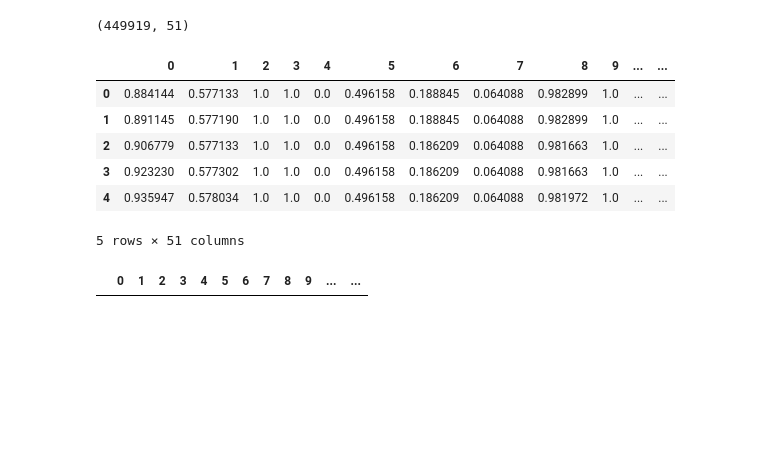
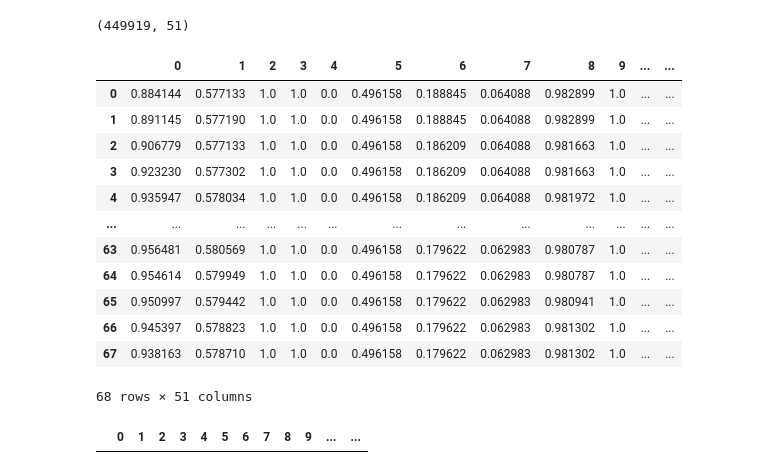
Before and after one commit to Colliquake/USAD, a Jupyter notebook: usad.ipynb, the cells around one changed output. Drawn from its saved outputs; the diff is of its cells as text; code cells hidden in the pictures; blank space fills up the shorter version.

```diff
--- a/usad.ipynb
+++ b/usad.ipynb
@@ -66,15 +66,21 @@ attack = attack.astype(float)
 scaled = minmax_scaler.transform(attack)
 attack = pd.DataFrame(scaled)
 # %%
-attack.head()
+attack.head(68)
 # %% [output]
 |  | 0 | 1 | 2 | 3 | 4 | 5 | 6 | 7 | 8 | 9 | ... | ... |
 | 0 | 0.884144 | 0.577133 | 1.0 | 1.0 | 0.0 | 0.496158 | 0.188845 | 0.064088 | 0.982899 | 1.0 | ... | ... |
 | 1 | 0.891145 | 0.577190 | 1.0 | 1.0 | 0.0 | 0.496158 | 0.188845 | 0.064088 | 0.982899 | 1.0 | ... | ... |
 | 2 | 0.906779 | 0.577133 | 1.0 | 1.0 | 0.0 | 0.496158 | 0.186209 | 0.064088 | 0.981663 | 1.0 | ... | ... |
 | 3 | 0.923230 | 0.577302 | 1.0 | 1.0 | 0.0 | 0.496158 | 0.186209 | 0.064088 | 0.981663 | 1.0 | ... | ... |
 | 4 | 0.935947 | 0.578034 | 1.0 | 1.0 | 0.0 | 0.496158 | 0.186209 | 0.064088 | 0.981972 | 1.0 | ... | ... |
+| ... | ... | ... | ... | ... | ... | ... | ... | ... | ... | ... | ... | ... |
+| 63 | 0.956481 | 0.580569 | 1.0 | 1.0 | 0.0 | 0.496158 | 0.179622 | 0.062983 | 0.980787 | 1.0 | ... | ... |
+| 64 | 0.954614 | 0.579949 | 1.0 | 1.0 | 0.0 | 0.496158 | 0.179622 | 0.062983 | 0.980787 | 1.0 | ... | ... |
+| 65 | 0.950997 | 0.579442 | 1.0 | 1.0 | 0.0 | 0.496158 | 0.179622 | 0.062983 | 0.980941 | 1.0 | ... | ... |
+| 66 | 0.945397 | 0.578823 | 1.0 | 1.0 | 0.0 | 0.496158 | 0.179622 | 0.062983 | 0.981302 | 1.0 | ... | ... |
+| 67 | 0.938163 | 0.578710 | 1.0 | 1.0 | 0.0 | 0.496158 | 0.179622 | 0.062983 | 0.981302 | 1.0 | ... | ... |
-5 rows × 51 columns
+68 rows × 51 columns
 # %%
 # no null values
 attack[attack.isna().any(axis=1)]
```
Also changed, not shown: parts of 26 cells of this notebook, 1 other file.
